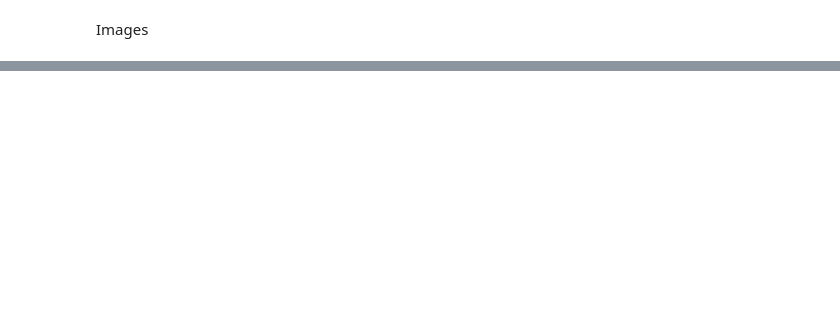
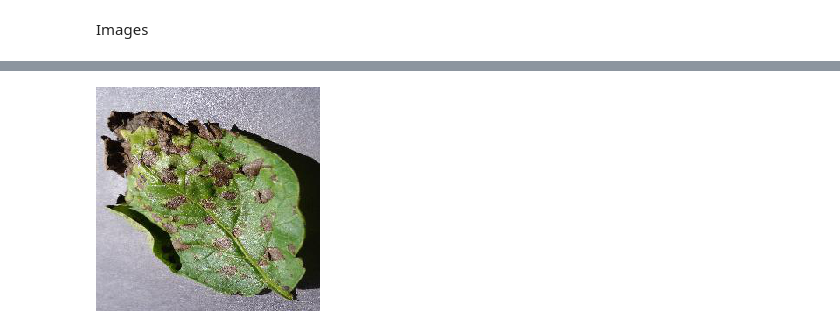
Before and after one commit to adarshnitt/Deep-Learning-Models, a Jupyter notebook: Potatao_Disease_Classification.ipynb, the cells around one changed output, grey strips where cells are left out. Drawn from its saved outputs; the diff is of its cells as text; code cells hidden in the pictures; blank space fills up the shorter version.

```diff
--- a/Potatao_Disease_Classification.ipynb
+++ b/Potatao_Disease_Classification.ipynb
@@ -384,0 +381,2 @@ plt.imshow(a1)
+# %%
+p11="/content/Potato/Test/Potato___Early_blight/034959c1-f1e8-4a79-a6d5-3c1d14efa2f3___RS_Early.B 7136.JPG"
@@ -384,0 +406,8 @@ plt.imshow(a1)
+# %%
+# m-2
+from tensorflow.keras.preprocessing.image import load_img, img_to_array
+img=load_img(p11,target_size=(224,224))
+img_array=img_to_array(img)/255  # normalized data
+img
+# %% [output]
+[figure, added]
```
Also changed, not shown: parts of 20 cells of this notebook.
